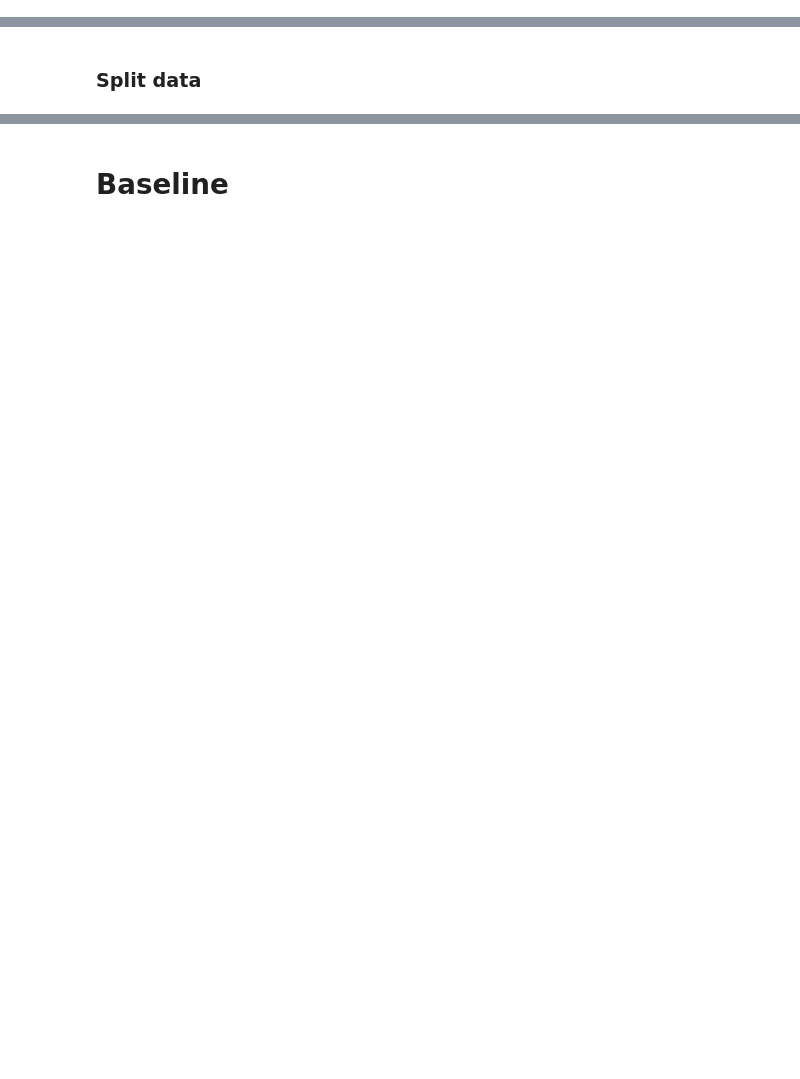
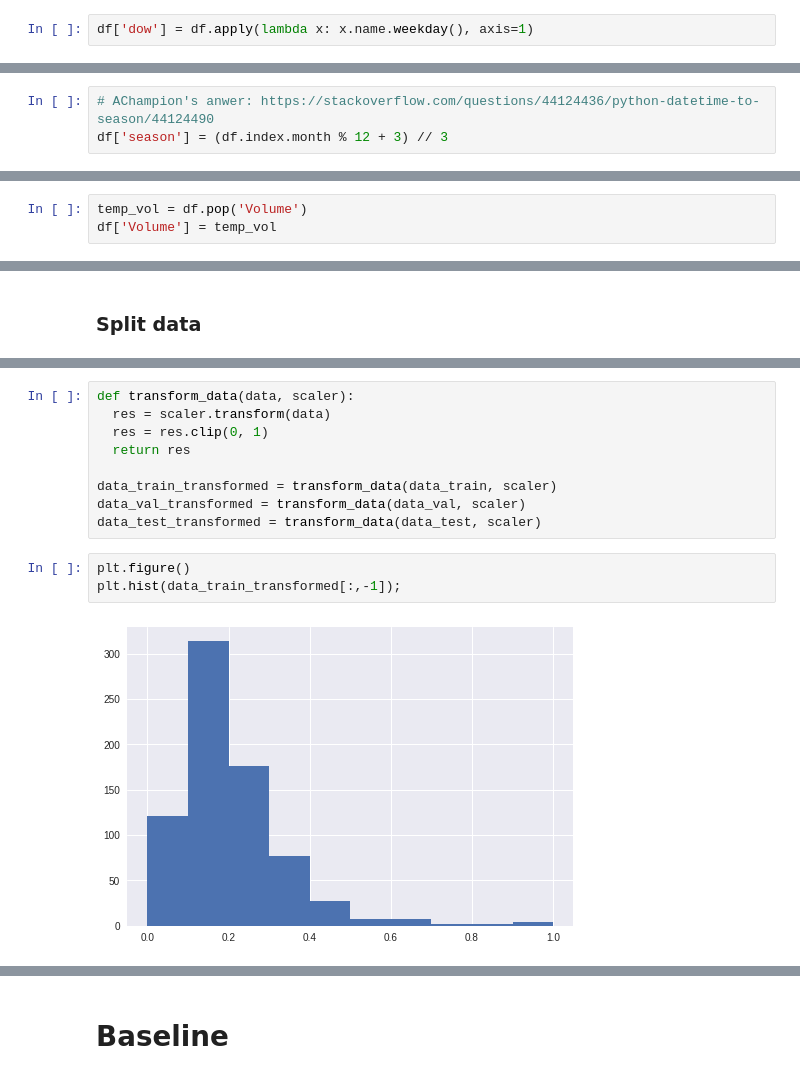
Before and after one commit to hrosspet/qminers, a Jupyter notebook: volume_prediction.ipynb, the cells around one changed output, grey strips where cells are left out. Drawn from its saved outputs; the diff is of its cells as text; blank space fills up the shorter version.

```diff
--- a/volume_prediction.ipynb
+++ b/volume_prediction.ipynb
@@ -15,0 +142,2 @@ df = df.set_index('Date')
+# %%
+df['dow'] = df.apply(lambda x: x.name.weekday(), axis=1)
@@ -15,0 +153,3 @@ df = df.set_index('Date')
+# %%
+# AChampion's anwer: https://stackoverflow.com/questions/44124436/python-datetime-to-season/44124490
+df['season'] = (df.index.month % 12 + 3) // 3
@@ -15,0 +168,3 @@ df = df.set_index('Date')
+# %%
+temp_vol = df.pop('Volume')
+df['Volume'] = temp_vol
@@ -63,0 +220,14 @@ df.plot();
+# %%
+def transform_data(data, scaler):
+  res = scaler.transform(data)
+  res = res.clip(0, 1)
+  return res
+
+data_train_transformed = transform_data(data_train, scaler)
+data_val_transformed = transform_data(data_val, scaler)
+data_test_transformed = transform_data(data_test, scaler)
+# %%
+plt.figure()
+plt.hist(data_train_transformed[:,-1]);
+# %% [output]
+[figure, added]
```
Also changed, not shown: parts of 90 cells of this notebook.
